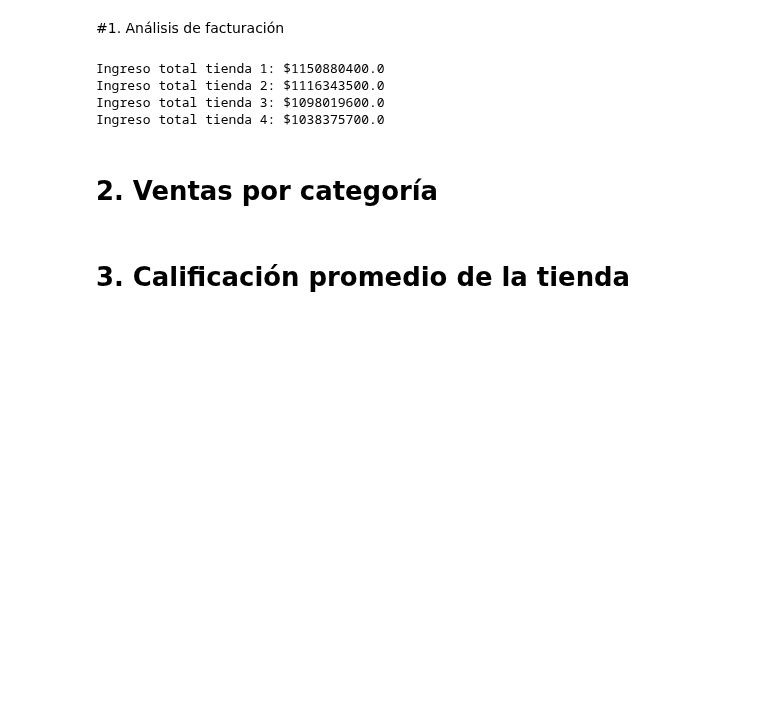
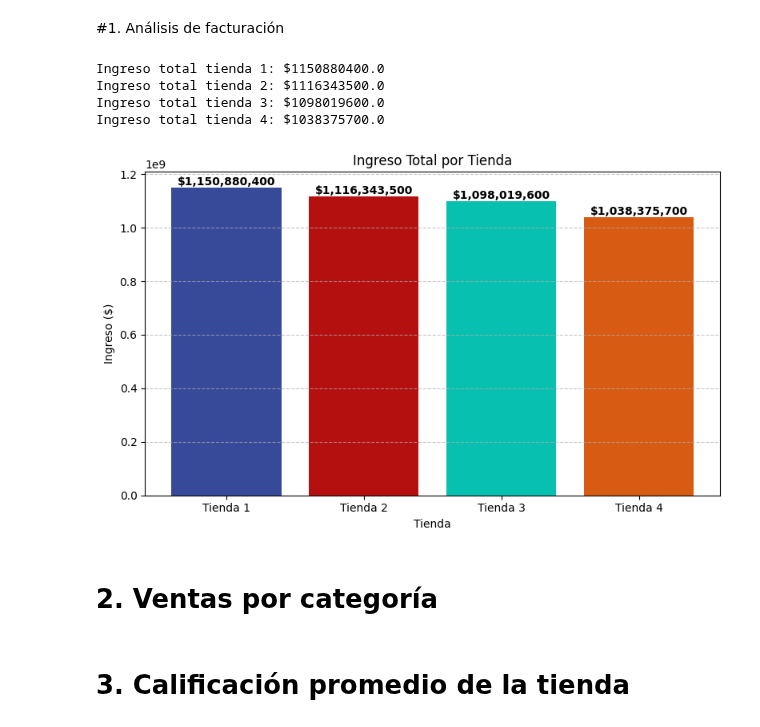
Before and after one commit to paulosky311/Challenge-Alura-Store, a Jupyter notebook: AluraStoreLatam.ipynb, the cells around one changed output. Drawn from its saved outputs; the diff is of its cells as text; code cells hidden in the pictures; blank space fills up the shorter version.

```diff
--- a/AluraStoreLatam.ipynb
+++ b/AluraStoreLatam.ipynb
@@ -42,6 +42,37 @@ Ingreso total tienda 1: $1150880400.0
 Ingreso total tienda 2: $1116343500.0
 Ingreso total tienda 3: $1098019600.0
 Ingreso total tienda 4: $1038375700.0
+# %%
+# Gráfico de barras
+plt.figure(figsize=(8, 5))
+
+# Lista con los nombres de las tiendas para el eje x
+nombres_tiendas = ['Tienda 1', 'Tienda 2', 'Tienda 3', 'Tienda 4']
+
+# Lista con los ingresos totales de cada tienda
+ingresos = [ingreso_tienda_1, ingreso_tienda_2, ingreso_tienda_3, ingreso_tienda_4]
+
+# Colores
+colores = ['#374999', '#b51010', '#08c0af', '#d85b13']
+
+# Nombres e ingresos en plt.bar
+barras = plt.bar(nombres_tiendas, ingresos, color=colores)
+plt.title('Ingreso Total por Tienda')
+plt.xlabel('Tienda')
+
+plt.ylabel('Ingreso ($)')
+plt.grid(axis='y', linestyle='--', alpha=0.7)
+
+# Etiquetas de valor encima de cada barra
+for barra in barras:
+    yval = barra.get_height()
+    plt.text(barra.get_x() + barra.get_width()/2, yval + 10, f'${yval:,.0f}',
+             ha='center', va='bottom', fontsize=10, fontweight='bold')
+
+plt.tight_layout()
+plt.show()
+# %% [output]
+[figure, added]
 # %% [markdown]
 # 2. Ventas por categoría
 # %% [markdown]
```
